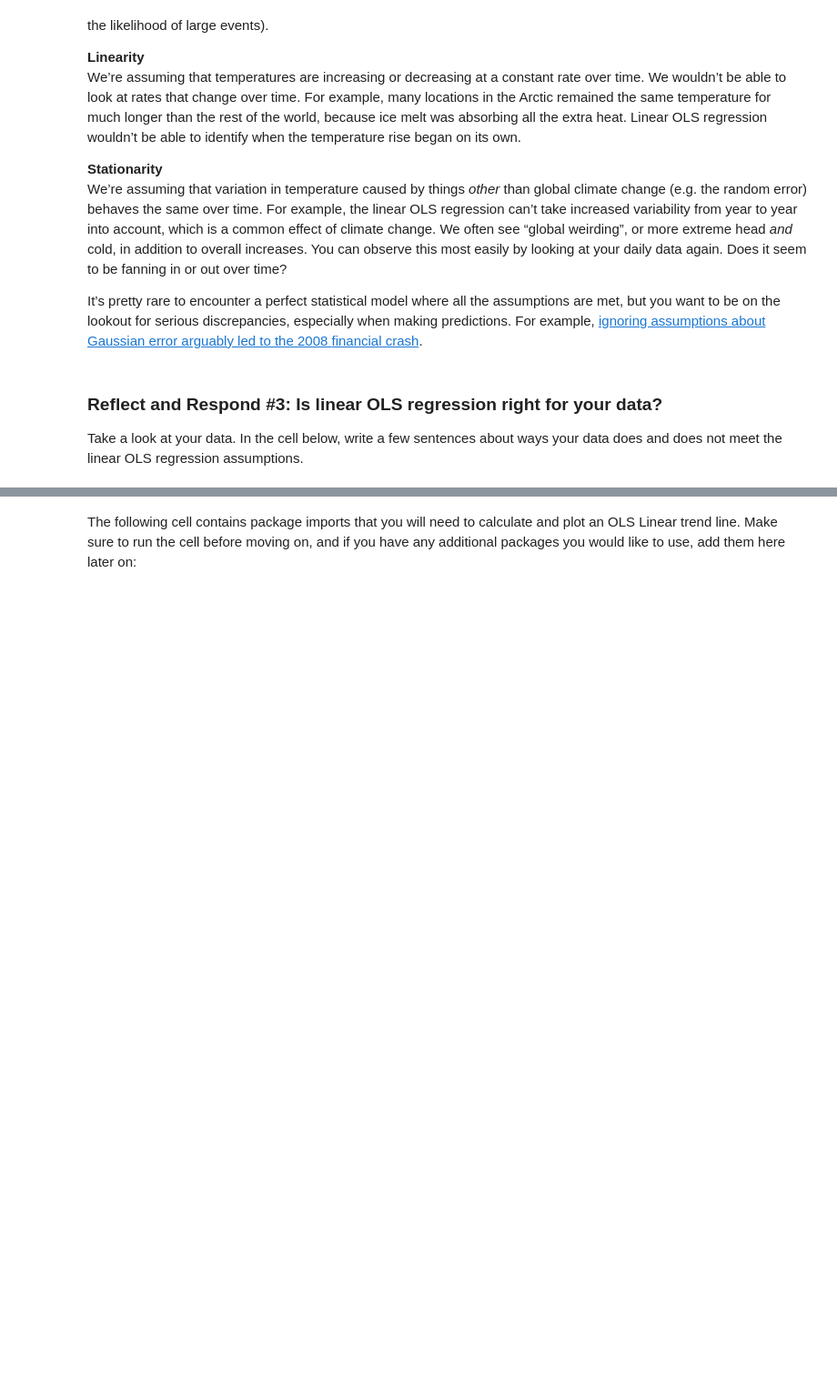
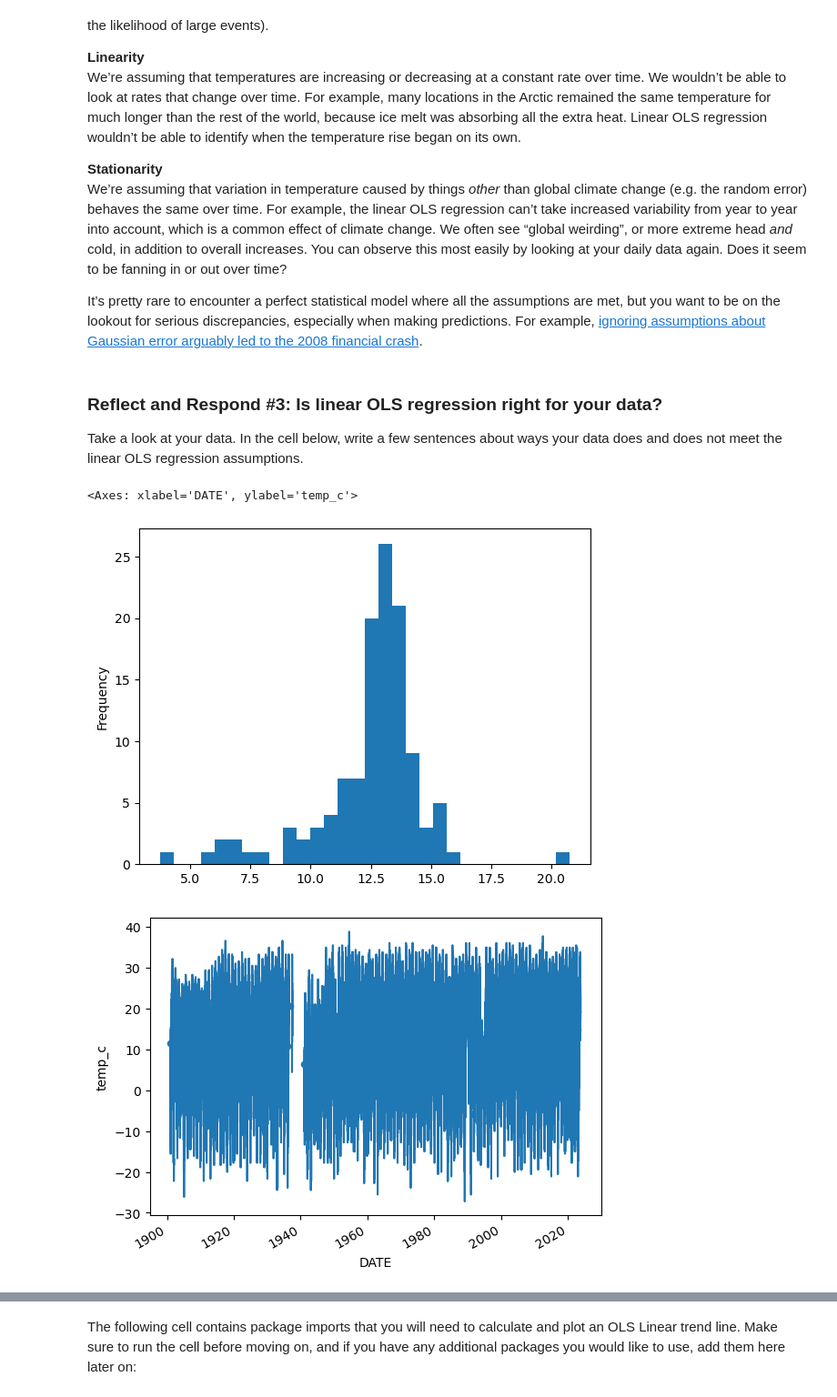
Before and after one commit to nyikacampbell/2026-EDA-climate-change-coding, a Jupyter notebook: 05_climate_trendline.ipynb, the cells around one changed output, grey strips where cells are left out. Shown at 91% size. Drawn from its saved outputs; the diff is of its cells as text; code cells hidden in the pictures; blank space fills up the shorter version.

```diff
--- a/05_climate_trendline.ipynb
+++ b/05_climate_trendline.ipynb
@@ -88,3 +86,19 @@ financial crash](https://www.wired.com/2009/02/wp-quant/).
 # %% [markdown]
 ### Reflect and Respond #3: Is linear OLS regression right for your data?
 Take a look at your data. In the cell below, write a few sentences about ways your data does and does not meet the linear OLS regression assumptions.
+# %%
+### explore data for assumptions
+temp_ann_df
+
+### historam
+temp_ann_df['temp_c'].plot.hist(bins=30)
+
+### scatter plot
+temp_ann_df.reset_index().plot.scatter(x='DATE', y='temp_c')
+
+#### daily data
+temp_units_df['temp_c'].plot()
+# %% [output]
+<Axes: xlabel='DATE', ylabel='temp_c'>
+[figure, added]
+[figure, added]
```
Also changed, not shown: parts of 6 cells of this notebook, 2 other files.
